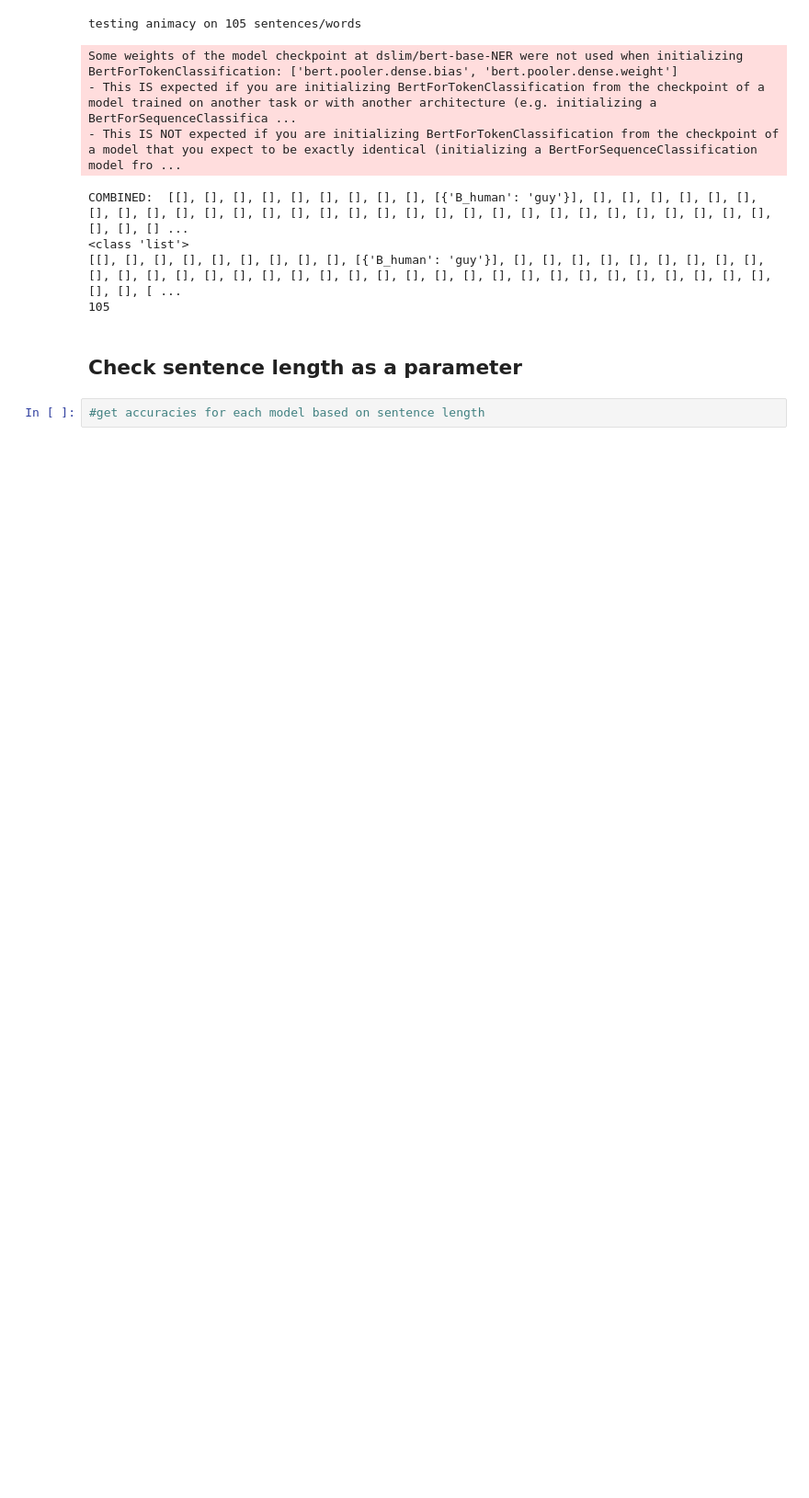
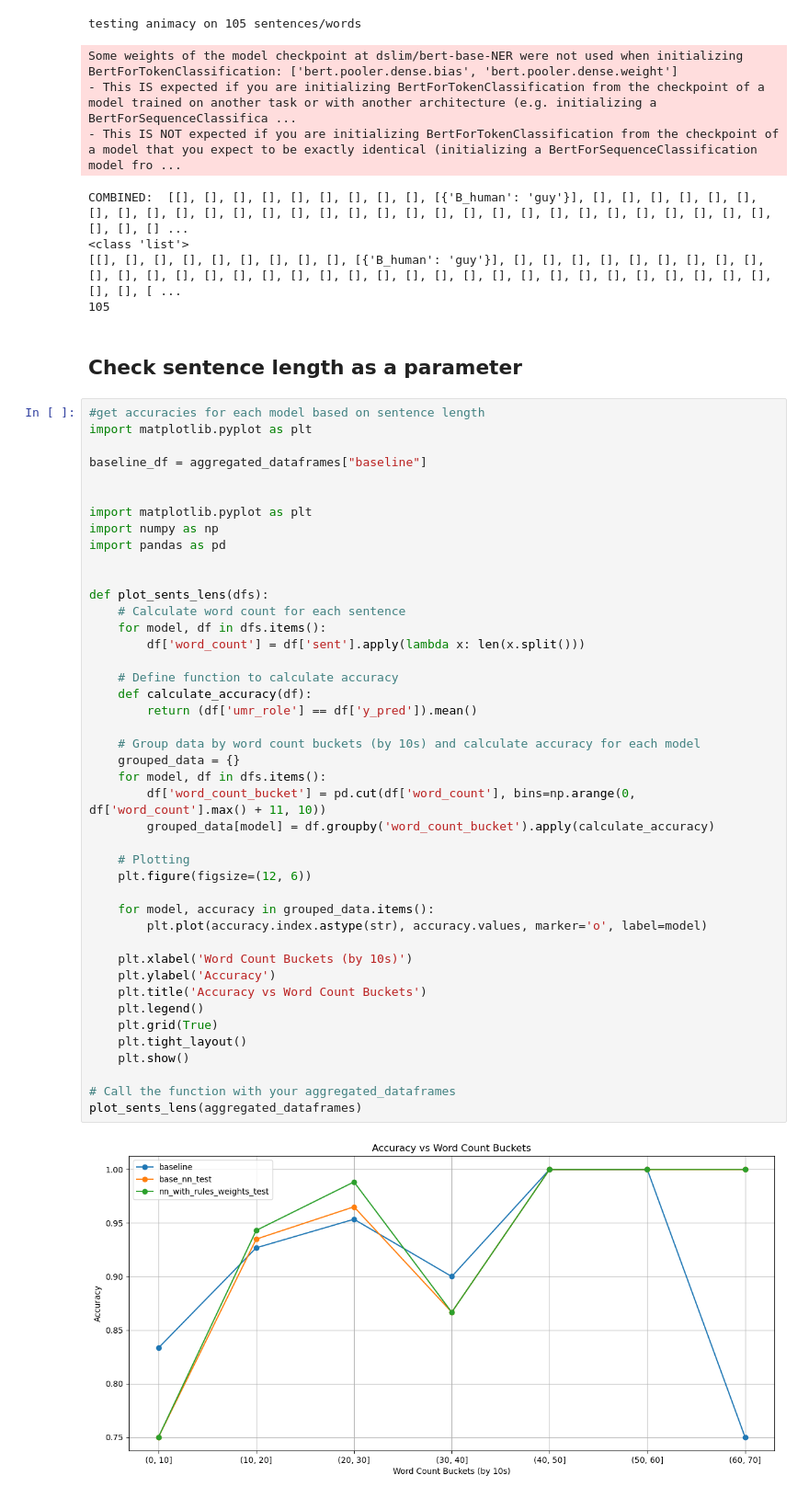
Before and after one commit to clairepost/AMRtoUMR, a Jupyter notebook: results.ipynb, the cells around one changed output. Shown at 92% size. Cells and saved outputs as stored; diff of their text form; blank space fills up the shorter version.

```diff
--- a/results.ipynb
+++ b/results.ipynb
@@ -651,5 +651,48 @@ COMBINED:  [[], [], [], [], [], [], [], [], [], [{'B_human': 'guy'}], [], [], []
 105
 # %% [markdown]
 ## Check sentence length as a parameter
-# %%
-#get accuracies for each model based on sentence length
+# %%
+#get accuracies for each model based on sentence length
+import matplotlib.pyplot as plt
+
+baseline_df = aggregated_dataframes["baseline"]
+
+
+import matplotlib.pyplot as plt
+import numpy as np
+import pandas as pd
+
+
+def plot_sents_lens(dfs):
+    # Calculate word count for each sentence
+    for model, df in dfs.items():
+        df['word_count'] = df['sent'].apply(lambda x: len(x.split()))
+
+    # Define function to calculate accuracy
+    def calculate_accuracy(df):
+        return (df['umr_role'] == df['y_pred']).mean()
+
+    # Group data by word count buckets (by 10s) and calculate accuracy for each model
+    grouped_data = {}
+    for model, df in dfs.items():
+        df['word_count_bucket'] = pd.cut(df['word_count'], bins=np.arange(0, df['word_count'].max() + 11, 10))
+        grouped_data[model] = df.groupby('word_count_bucket').apply(calculate_accuracy)
+
+    # Plotting
+    plt.figure(figsize=(12, 6))
+
+    for model, accuracy in grouped_data.items():
+        plt.plot(accuracy.index.astype(str), accuracy.values, marker='o', label=model)
+
+    plt.xlabel('Word Count Buckets (by 10s)')
+    plt.ylabel('Accuracy')
+    plt.title('Accuracy vs Word Count Buckets')
+    plt.legend()
+    plt.grid(True)
+    plt.tight_layout()
+    plt.show()
+
+# Call the function with your aggregated_dataframes
+plot_sents_lens(aggregated_dataframes)
+# %% [output]
+[figure, added]
```
Also changed, not shown: parts of 8 cells of this notebook.
